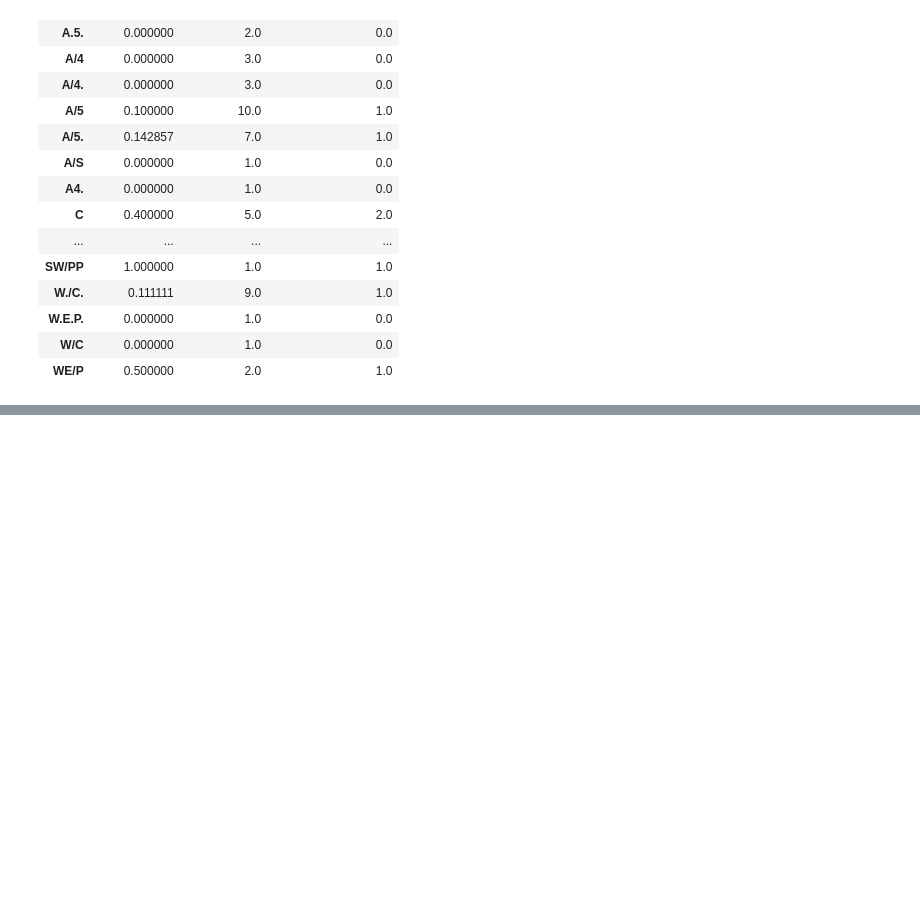
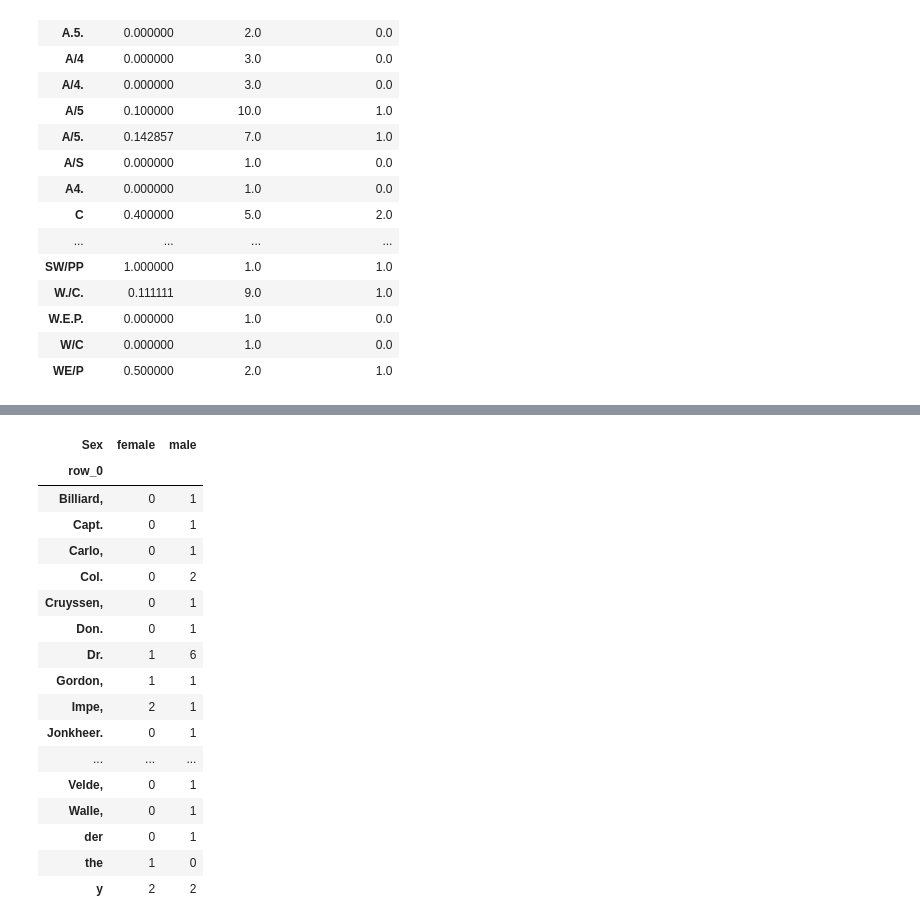
Before and after one commit to hajonghyun/kaggle_titanic_studynotes, a Jupyter notebook: titanic_survivor.ipynb, the cells around one changed output, grey strips where cells are left out. Saved outputs shown, nothing was run; the diff lists cells and outputs as text; code cells hidden in the pictures; blank space fills up the shorter version.

```diff
--- a/titanic_survivor.ipynb
+++ b/titanic_survivor.ipynb
@@ -927,0 +979,6 @@ mydf_t
+# %%
+# 내 접근: 불완전함.
+title_arr=[]
+df_train['Name'].map(lambda i : title_arr.append(i.split()[1]))
+title_series = pd.Series(title_arr)
+title_series.value_counts()
@@ -927,0 +1003,21 @@ mydf_t
+# %%
+pd.crosstab(title_series,df_train['Sex'])
+# %% [output]
+| Sex | female | male |
+| row_0 |  |  |
+| Billiard, | 0 | 1 |
+| Capt. | 0 | 1 |
+| Carlo, | 0 | 1 |
+| Col. | 0 | 2 |
+| Cruyssen, | 0 | 1 |
+| Don. | 0 | 1 |
+| Dr. | 1 | 6 |
+| Gordon, | 1 | 1 |
+| Impe, | 2 | 1 |
+| Jonkheer. | 0 | 1 |
+| ... | ... | ... |
+| Velde, | 0 | 1 |
+| Walle, | 0 | 1 |
+| der | 0 | 1 |
+| the | 1 | 0 |
+| y | 2 | 2 |
```
Also changed, not shown: parts of 37 cells of this notebook.
